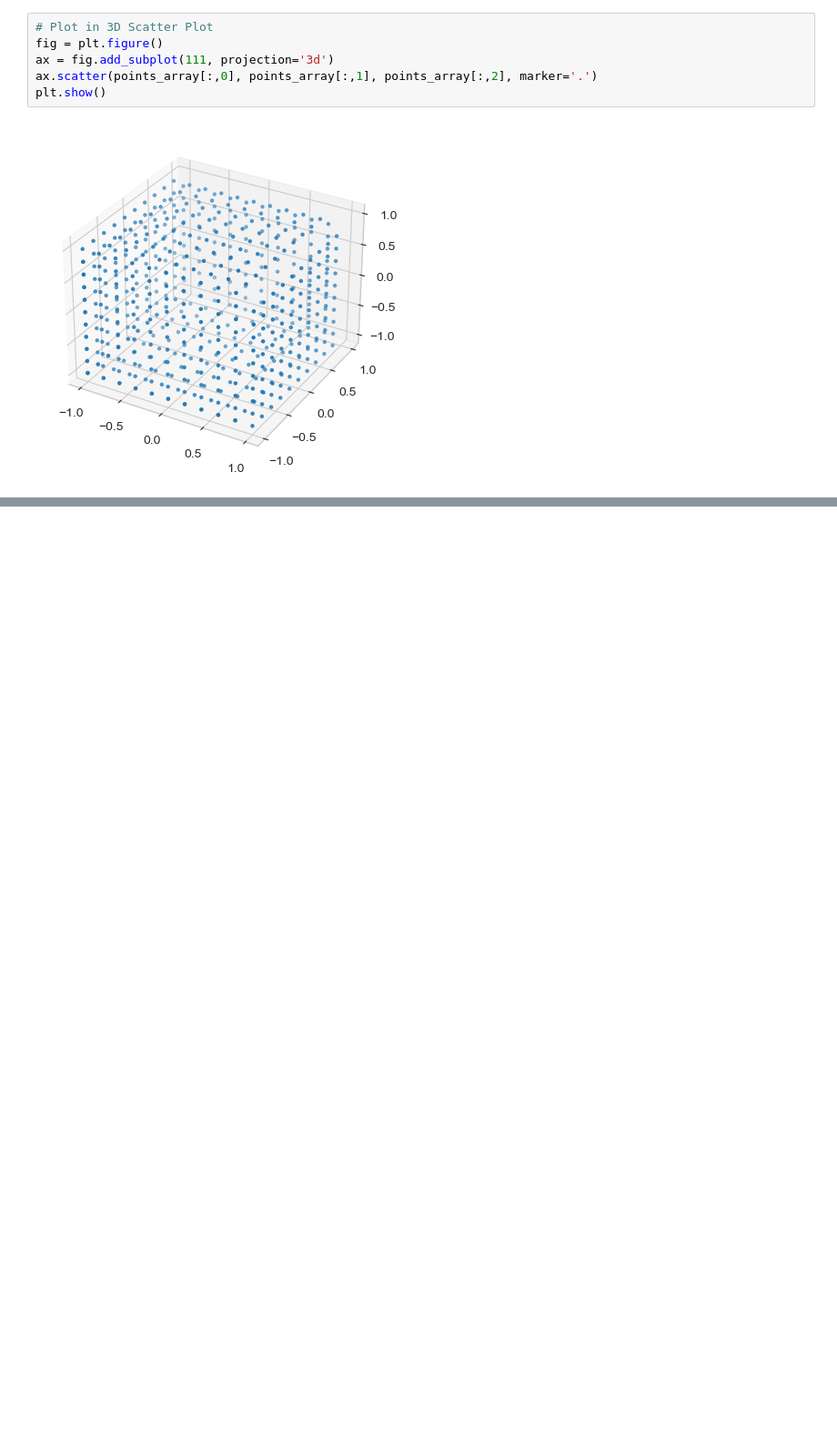
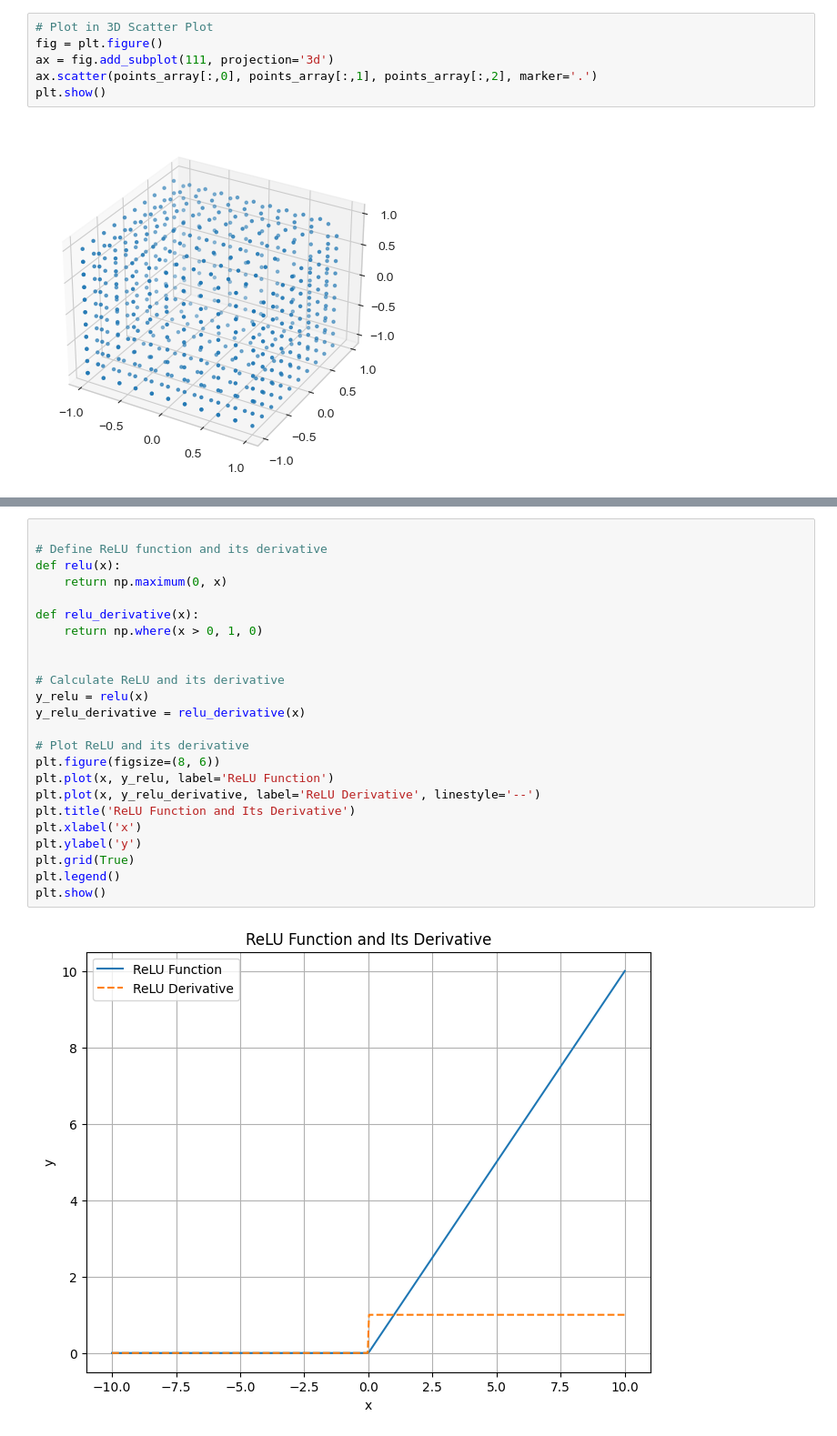
Before and after one commit to jarix/Python_Snippets, a Jupyter notebook: matplotlib_101.ipynb, the cells around one changed output, grey strips where cells are left out. Shown at 91% size. Cells and saved outputs as stored; diff of their text form; blank space fills up the shorter version.

```diff
--- a/matplotlib_101.ipynb
+++ b/matplotlib_101.ipynb
@@ -339,0 +396,26 @@ plt.show()
+# %%
+
+# Define ReLU function and its derivative
+def relu(x):
+    return np.maximum(0, x)
+
+def relu_derivative(x):
+    return np.where(x > 0, 1, 0)
+
+
+# Calculate ReLU and its derivative
+y_relu = relu(x)
+y_relu_derivative = relu_derivative(x)
+
+# Plot ReLU and its derivative
+plt.figure(figsize=(8, 6))
+plt.plot(x, y_relu, label='ReLU Function')
+plt.plot(x, y_relu_derivative, label='ReLU Derivative', linestyle='--')
+plt.title('ReLU Function and Its Derivative')
+plt.xlabel('x')
+plt.ylabel('y')
+plt.grid(True)
+plt.legend()
+plt.show()
+# %% [output]
+[figure, added]
```
Also changed, not shown: parts of 5 cells of this notebook.
